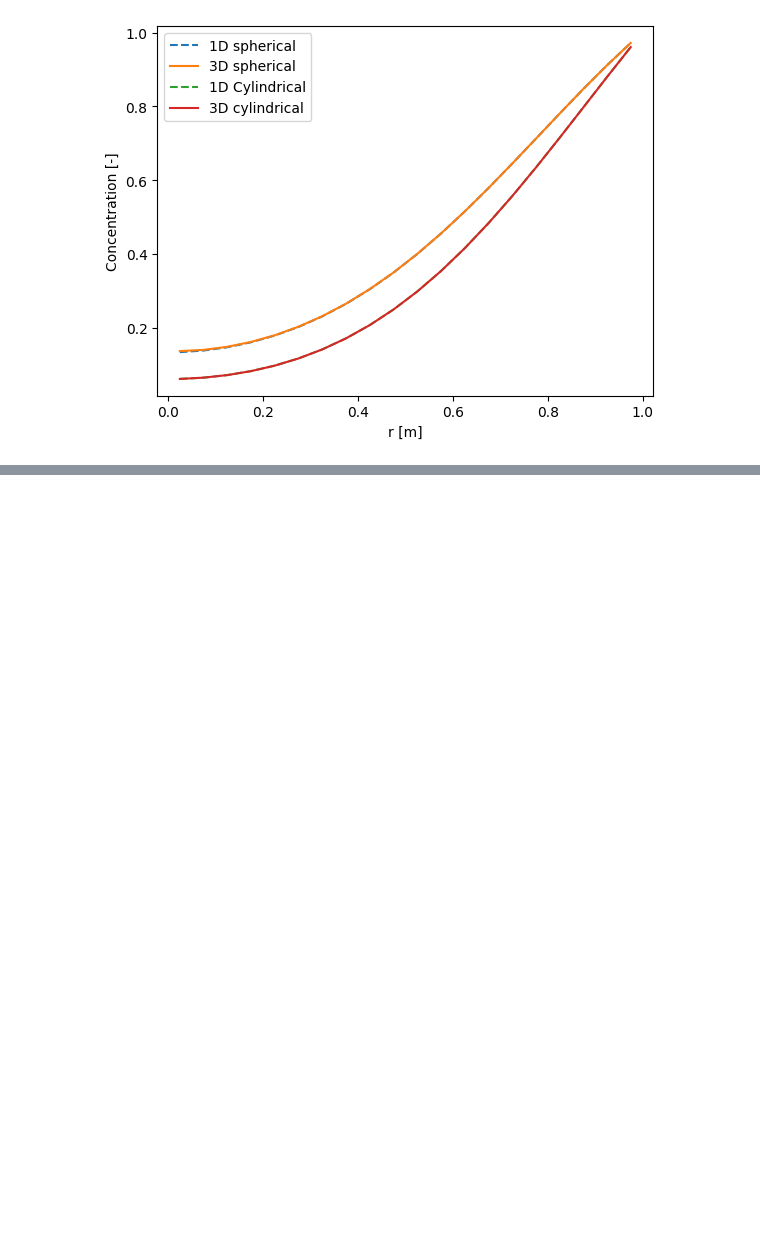
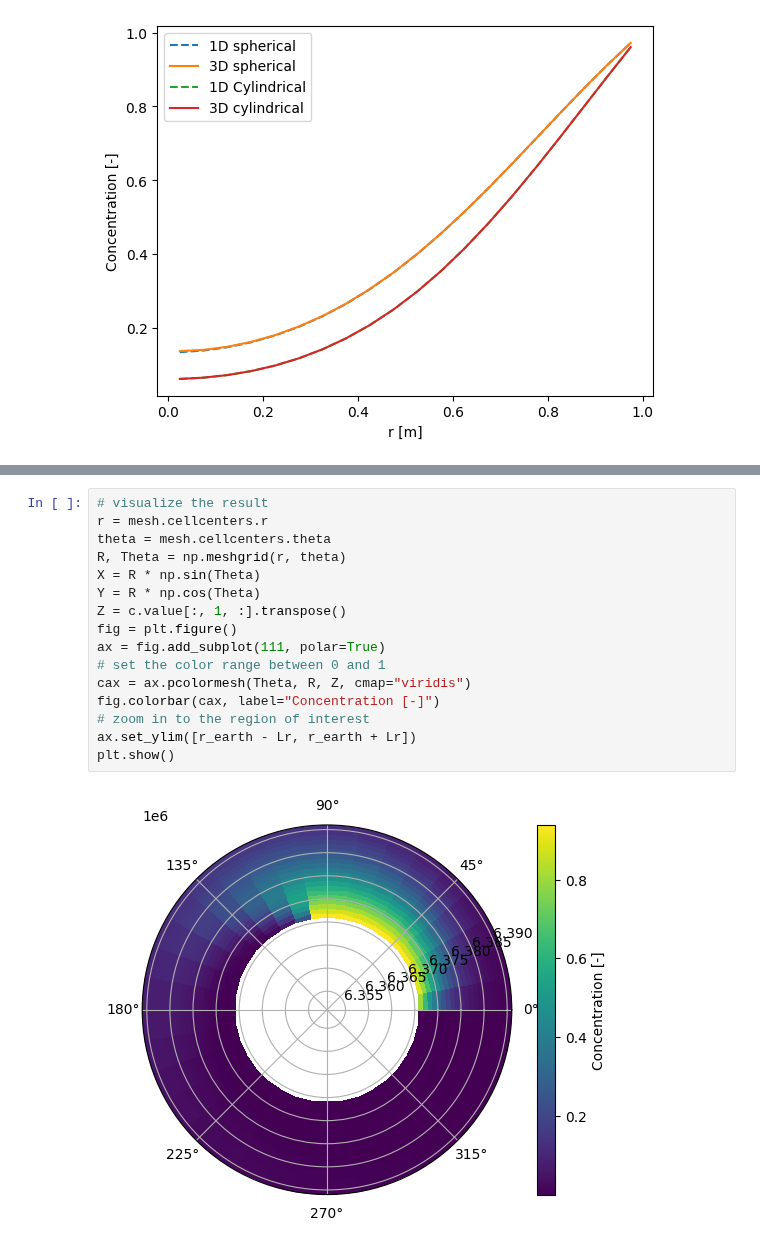
Before and after one commit to FiniteVolumeTransportPhenomena/PyFVTool, a Jupyter notebook: examples-notebooks/spherical_coordinate_examples.ipynb, the cells around one changed output, grey strips where cells are left out. Saved outputs shown, nothing was run; the diff lists cells and outputs as text; blank space fills up the shorter version.

```diff
--- a/examples-notebooks/spherical_coordinate_examples.ipynb
+++ b/examples-notebooks/spherical_coordinate_examples.ipynb
@@ -111,0 +183,18 @@ plt.legend()
+# %%
+# visualize the result
+r = mesh.cellcenters.r
+theta = mesh.cellcenters.theta
+R, Theta = np.meshgrid(r, theta)
+X = R * np.sin(Theta)
+Y = R * np.cos(Theta)
+Z = c.value[:, 1, :].transpose()
+fig = plt.figure()
+ax = fig.add_subplot(111, polar=True)
+# set the color range between 0 and 1
+cax = ax.pcolormesh(Theta, R, Z, cmap="viridis")
+fig.colorbar(cax, label="Concentration [-]")
+# zoom in to the region of interest
+ax.set_ylim([r_earth - Lr, r_earth + Lr])
+plt.show()
+# %% [output]
+[figure, added]
```
Also changed, not shown: parts of 8 cells of this notebook.
